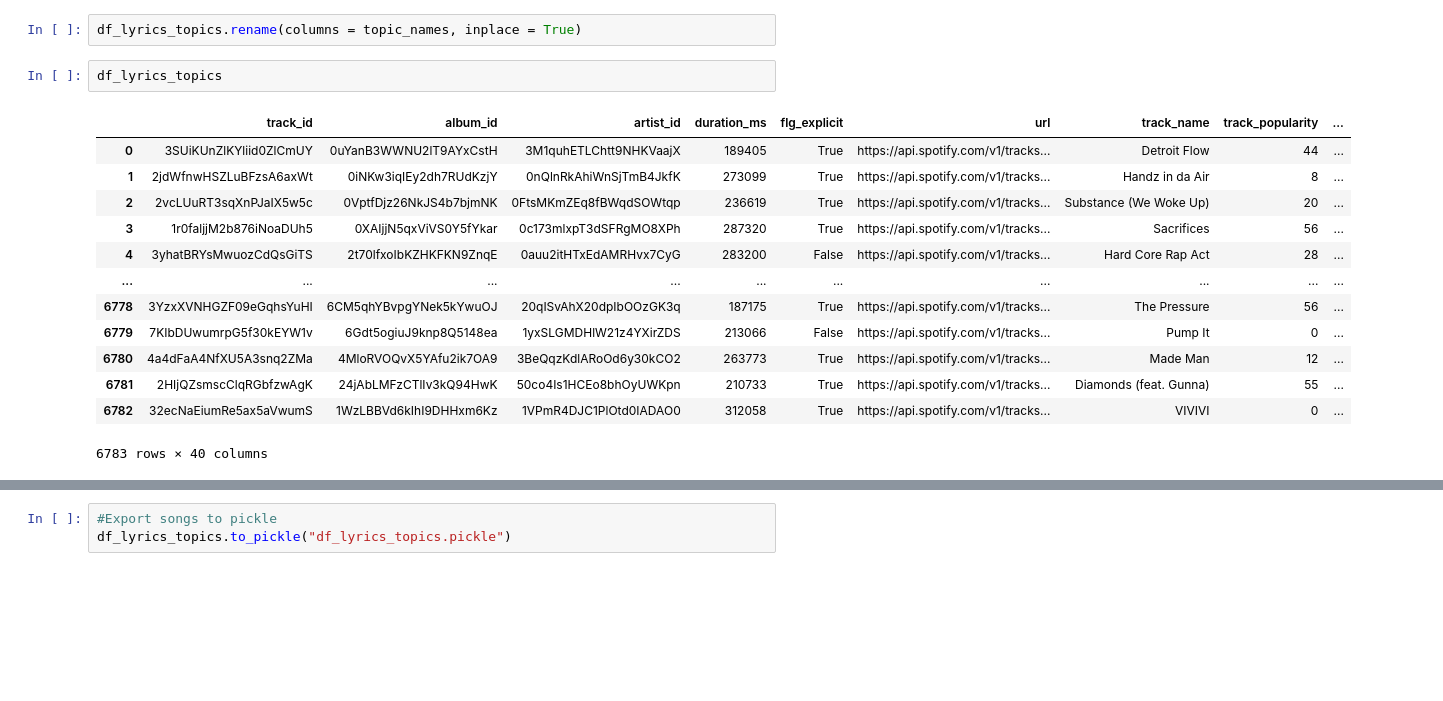
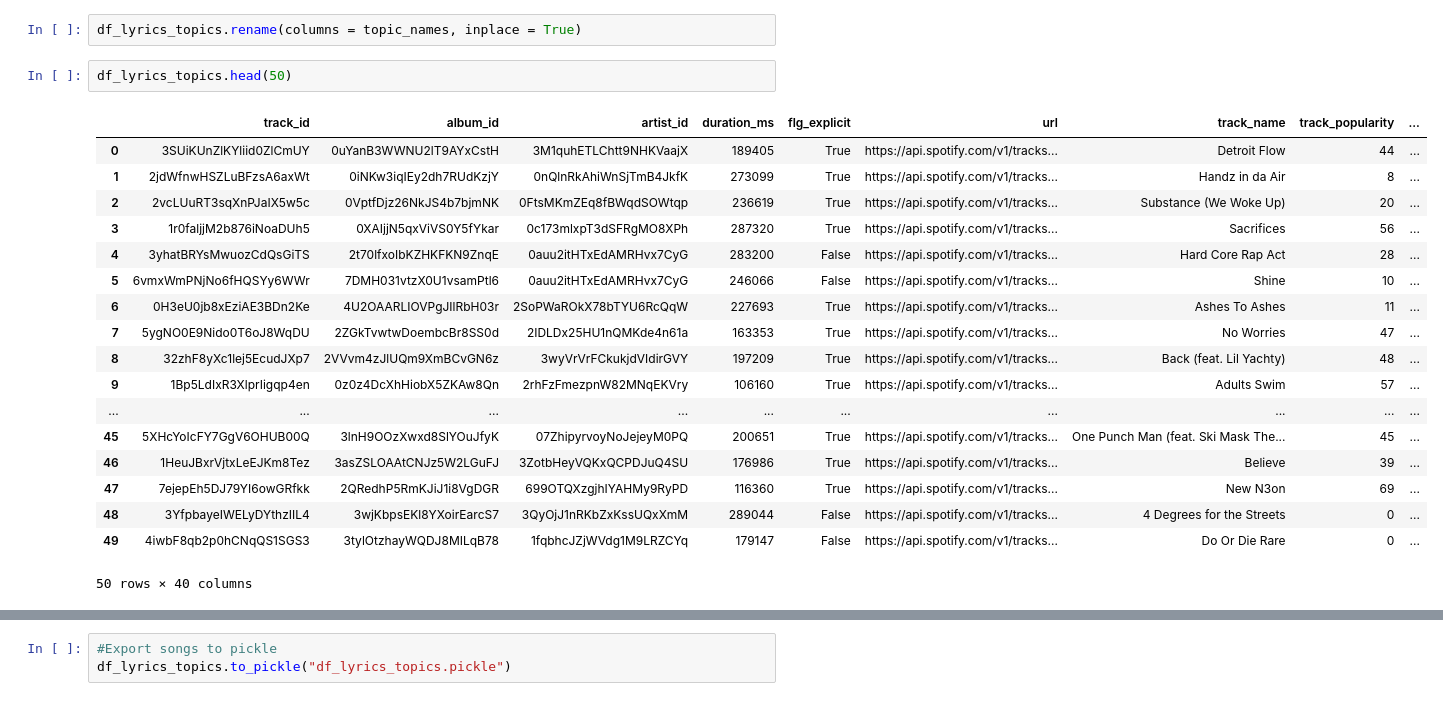
Before and after one commit to zack-tan/music-lyrics-analysis, a Jupyter notebook: Feature2Louis.ipynb, the cells around one changed output, grey strips where cells are left out. Drawn from its saved outputs; the diff is of its cells as text; blank space fills up the shorter version.

```diff
--- a/Feature2Louis.ipynb
+++ b/Feature2Louis.ipynb
@@ -207,18 +207,23 @@ df_lyrics_topics = get_topics_in_df(df = df_lyrics, corpus = corpus_all, model =
 # %%
 df_lyrics_topics.rename(columns = topic_names, inplace = True)
 # %%
-df_lyrics_topics
+df_lyrics_topics.head(50)
 # %% [output]
 |  | track_id | album_id | artist_id | duration_ms | flg_explicit | url | track_name | track_popularity | ... |
 | 0 | 3SUiKUnZlKYliid0ZlCmUY | 0uYanB3WWNU2lT9AYxCstH | 3M1quhETLChtt9NHKVaajX | 189405 | True | https://api.spotify.com/v1/tracks... | Detroit Flow | 44 | ... |
 | 1 | 2jdWfnwHSZLuBFzsA6axWt | 0iNKw3iqIEy2dh7RUdKzjY | 0nQlnRkAhiWnSjTmB4JkfK | 273099 | True | https://api.spotify.com/v1/tracks... | Handz in da Air | 8 | ... |
 | 2 | 2vcLUuRT3sqXnPJaIX5w5c | 0VptfDjz26NkJS4b7bjmNK | 0FtsMKmZEq8fBWqdSOWtqp | 236619 | True | https://api.spotify.com/v1/tracks... | Substance (We Woke Up) | 20 | ... |
 | 3 | 1r0faljjM2b876iNoaDUh5 | 0XAIjjN5qxViVS0Y5fYkar | 0c173mlxpT3dSFRgMO8XPh | 287320 | True | https://api.spotify.com/v1/tracks... | Sacrifices | 56 | ... |
 | 4 | 3yhatBRYsMwuozCdQsGiTS | 2t70lfxoIbKZHKFKN9ZnqE | 0auu2itHTxEdAMRHvx7CyG | 283200 | False | https://api.spotify.com/v1/tracks... | Hard Core Rap Act | 28 | ... |
+| 5 | 6vmxWmPNjNo6fHQSYy6WWr | 7DMH031vtzX0U1vsamPtl6 | 0auu2itHTxEdAMRHvx7CyG | 246066 | False | https://api.spotify.com/v1/tracks... | Shine | 10 | ... |
+| 6 | 0H3eU0jb8xEziAE3BDn2Ke | 4U2OAARLIOVPgJIlRbH03r | 2SoPWaROkX78bTYU6RcQqW | 227693 | True | https://api.spotify.com/v1/tracks... | Ashes To Ashes | 11 | ... |
+| 7 | 5ygNO0E9Nido0T6oJ8WqDU | 2ZGkTvwtwDoembcBr8SS0d | 2IDLDx25HU1nQMKde4n61a | 163353 | True | https://api.spotify.com/v1/tracks... | No Worries | 47 | ... |
+| 8 | 32zhF8yXc1lej5EcudJXp7 | 2VVvm4zJlUQm9XmBCvGN6z | 3wyVrVrFCkukjdVIdirGVY | 197209 | True | https://api.spotify.com/v1/tracks... | Back (feat. Lil Yachty) | 48 | ... |
+| 9 | 1Bp5LdIxR3XlprIigqp4en | 0z0z4DcXhHiobX5ZKAw8Qn | 2rhFzFmezpnW82MNqEKVry | 106160 | True | https://api.spotify.com/v1/tracks... | Adults Swim | 57 | ... |
 | ... | ... | ... | ... | ... | ... | ... | ... | ... | ... |
-| 6778 | 3YzxXVNHGZF09eGqhsYuHI | 6CM5qhYBvpgYNek5kYwuOJ | 20qISvAhX20dpIbOOzGK3q | 187175 | True | https://api.spotify.com/v1/tracks... | The Pressure | 56 | ... |
-| 6779 | 7KIbDUwumrpG5f30kEYW1v | 6Gdt5ogiuJ9knp8Q5148ea | 1yxSLGMDHlW21z4YXirZDS | 213066 | False | https://api.spotify.com/v1/tracks... | Pump It | 0 | ... |
-| 6780 | 4a4dFaA4NfXU5A3snq2ZMa | 4MloRVOQvX5YAfu2ik7OA9 | 3BeQqzKdlARoOd6y30kCO2 | 263773 | True | https://api.spotify.com/v1/tracks... | Made Man | 12 | ... |
-| 6781 | 2HIjQZsmscClqRGbfzwAgK | 24jAbLMFzCTlIv3kQ94HwK | 50co4Is1HCEo8bhOyUWKpn | 210733 | True | https://api.spotify.com/v1/tracks... | Diamonds (feat. Gunna) | 55 | ... |
-| 6782 | 32ecNaEiumRe5ax5aVwumS | 1WzLBBVd6kIhI9DHHxm6Kz | 1VPmR4DJC1PlOtd0IADAO0 | 312058 | True | https://api.spotify.com/v1/tracks... | VIVIVI | 0 | ... |
+| 45 | 5XHcYoIcFY7GgV6OHUB00Q | 3lnH9OOzXwxd8SlYOuJfyK | 07ZhipyrvoyNoJejeyM0PQ | 200651 | True | https://api.spotify.com/v1/tracks... | One Punch Man (feat. Ski Mask The... | 45 | ... |
+| 46 | 1HeuJBxrVjtxLeEJKm8Tez | 3asZSLOAAtCNJz5W2LGuFJ | 3ZotbHeyVQKxQCPDJuQ4SU | 176986 | True | https://api.spotify.com/v1/tracks... | Believe | 39 | ... |
+| 47 | 7ejepEh5DJ79YI6owGRfkk | 2QRedhP5RmKJiJ1i8VgDGR | 699OTQXzgjhIYAHMy9RyPD | 116360 | True | https://api.spotify.com/v1/tracks... | New N3on | 69 | ... |
+| 48 | 3YfpbayeIWELyDYthzIIL4 | 3wjKbpsEKl8YXoirEarcS7 | 3QyOjJ1nRKbZxKssUQxXmM | 289044 | False | https://api.spotify.com/v1/tracks... | 4 Degrees for the Streets | 0 | ... |
+| 49 | 4iwbF8qb2p0hCNqQS1SGS3 | 3tylOtzhayWQDJ8MILqB78 | 1fqbhcJZjWVdg1M9LRZCYq | 179147 | False | https://api.spotify.com/v1/tracks... | Do Or Die Rare | 0 | ... |
-6783 rows × 40 columns
+50 rows × 40 columns
```
Also changed, not shown: parts of 11 cells of this notebook.
